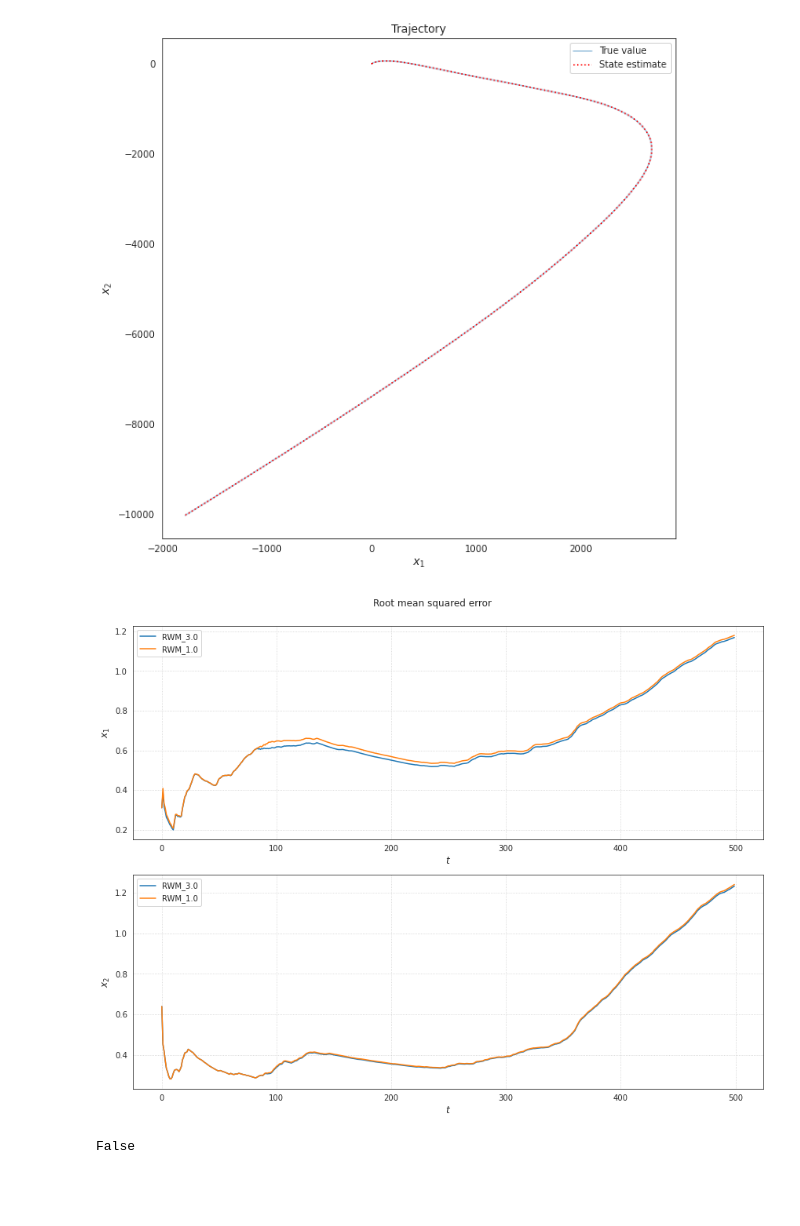
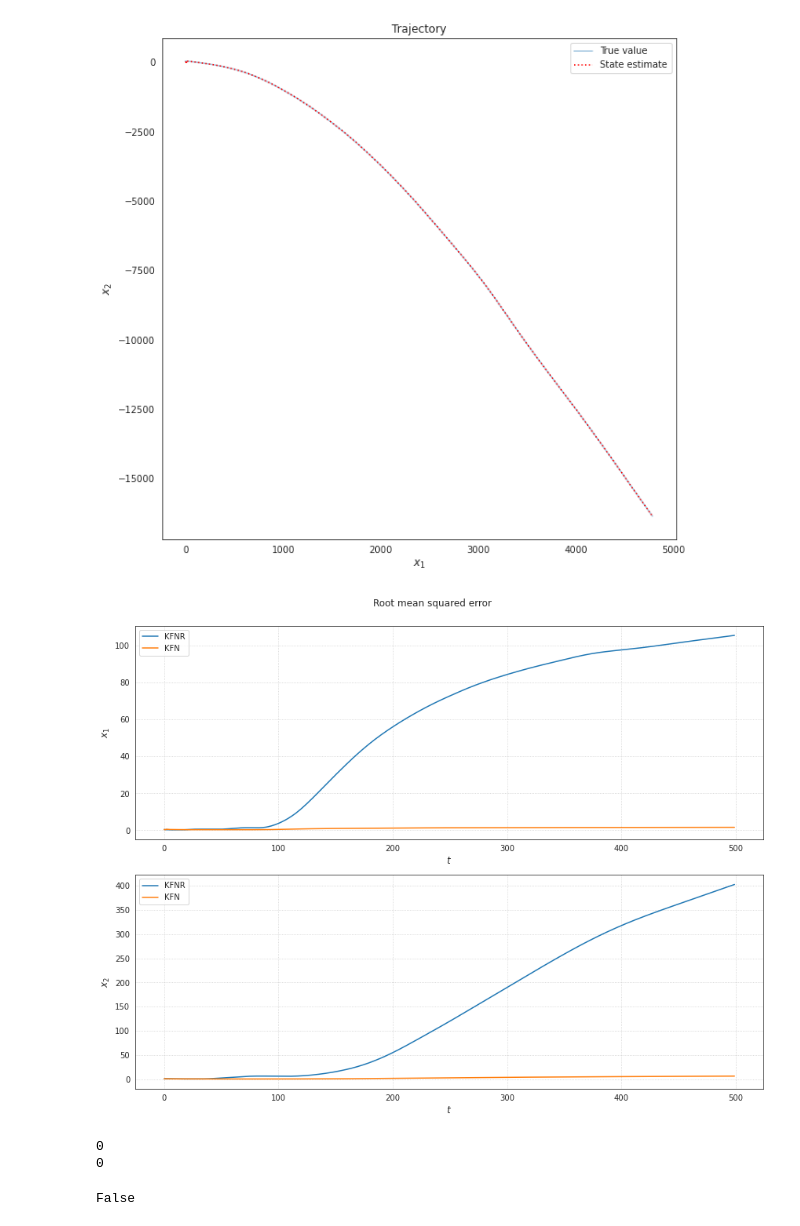
Before and after one commit to maiquang/maithanh-thesis-src, a Jupyter notebook: maithanh_kf4.ipynb, the cells around one changed output. Cells and saved outputs as stored; diff of their text form; code cells hidden in the pictures; blank space fills up the shorter version.

Commit message:
Fix bug in reset()

```diff
--- a/maithanh_kf4.ipynb
+++ b/maithanh_kf4.ipynb
@@ -26,7 +23,7 @@ q = 9.5e-5          # Process noise intensity
 r = 1.3             # Observation noise std
 c_rwm = 10          # RWM process noise scaling constant
 expf = 0.95         # Exponential forgetting param
-reset_thresh = 5.0  # Filter reset threshold (Euclidean distance from centroid)
+reset_thresh = 10.0  # Filter reset threshold (Euclidean distance from centroid)
 init_state = np.zeros(6)
 # %%
 KFN_SEED = 5
@@ -103,17 +100,17 @@ for yt in traj.observations:
 #     )
 
     kfn.predict()
+#     kfn.reset_filters(reset_strategy="mean", reset_thresh=reset_thresh, c=1.0)
     kfn.update(yt)
-    kfn.reset_filters(reset_strategy="mean", reset_thresh=reset_thresh, c=1.0)
     kfn.adapt()
     kfn.combine()
     kfn.log()
 
+    kfnr.reset_filters(reset_strategy="ci", reset_thresh=reset_thresh, c=1.0)
     kfnr.predict()
-    kfnr.reset_filters(reset_strategy="mean", reset_thresh=reset_thresh, c=1.0)
     kfnr.update(yt)
     kfnr.adapt()
-    kfnr.combine()
+#     kfnr.combine()
     kfnr.log()
 # %%
 RWM = kfn[6]
@@ -136,7 +133,7 @@ plot_estimates(RWM, traj, nvars=2, plt_std=True, labels=["$x_1$", "$x_2$"])
 # %%
 plot_traj(traj, kf=RWM)
 # %% [output]
-[figure, old version]
+[figure, new version]
 # %%
 import pickle
 
@@ -153,8 +147,17 @@ RWM_au = kfn[6]
+# %%
+RWM_kfn = kfn[6]
+RWM_kfnr = kfnr[6]
 # %%
-plot_rmse(traj, RWM_ap, RWM_au, nvars=2, var_labels=["$x_1$", "$x_2$"], kf_labels=["RWM_3.0", "RWM_1.0"])
+plot_rmse(traj, RWM_kfnr, RWM_kfn, nvars=2, var_labels=["$x_1$", "$x_2$"], kf_labels=["KFNR", "KFN"])
 # %% [output]
-[figure, old version]
+[figure, new version]
-# %%
-np.allclose(RWM_ap.history, RWM_au.history)
-# %% [output]
-False
+# %%
+print(len(RWM_kfnr._reset_log))
+print(len(RWM_kfn._reset_log))
+# %% [output]
+0
+0
+# %%
+np.allclose(RWM_kfnr.history, RWM_kfn.history, rtol=1e-4, atol=1e-4)
+# %% [output]
+False
```
Also changed, not shown: parts of 6 cells of this notebook, 1 other file.
